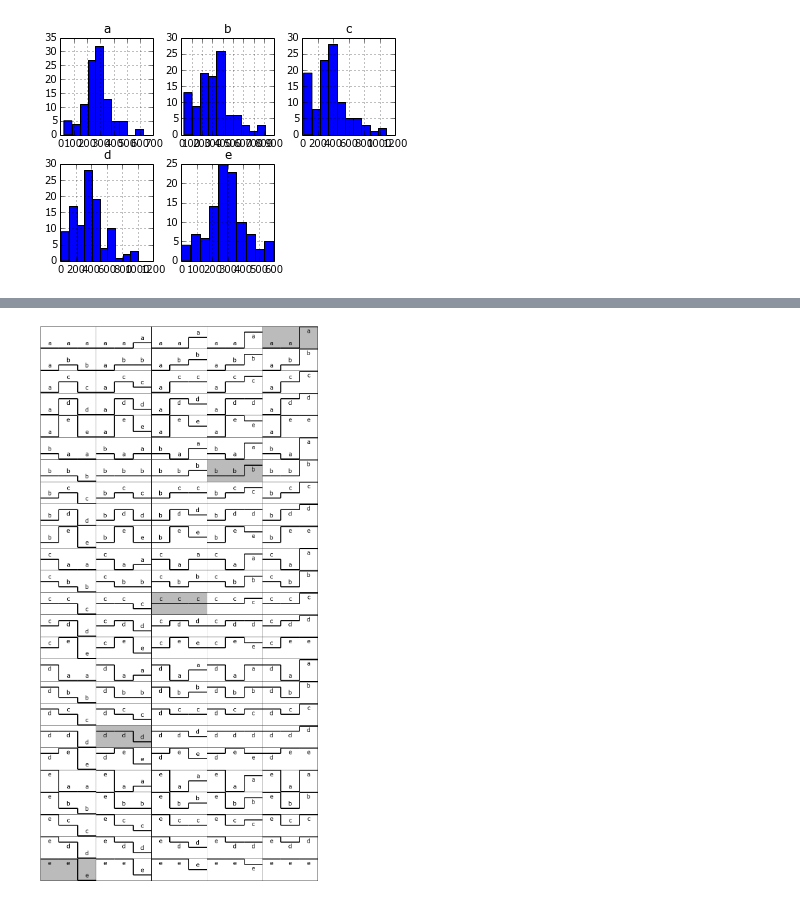
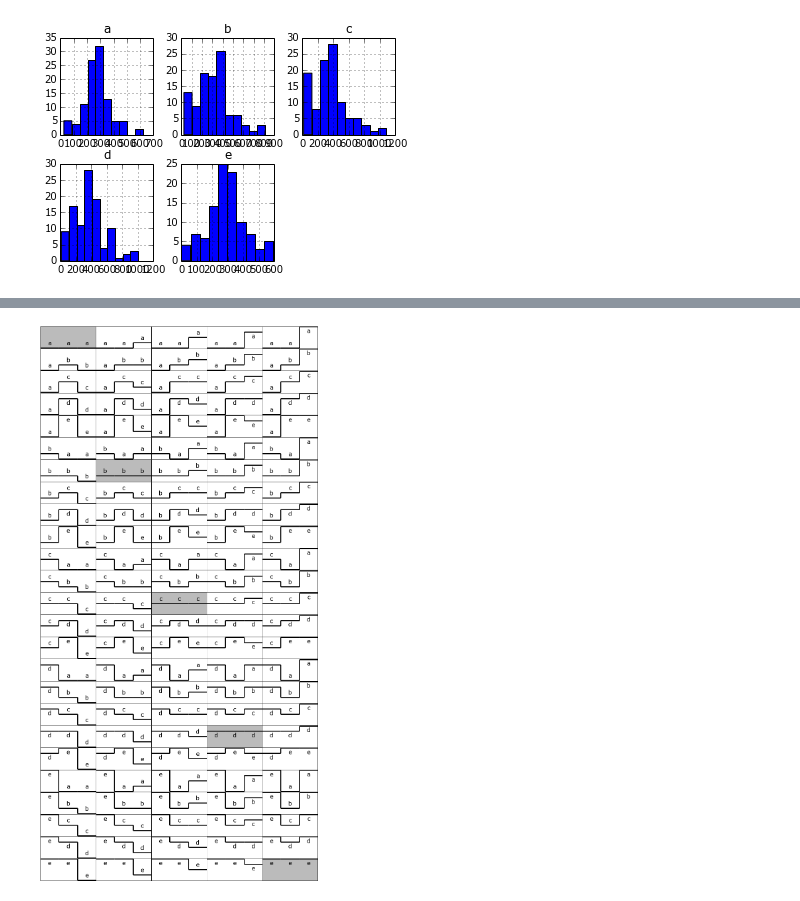
Before and after one commit to pvnick/pulse_oximetry, a Jupyter notebook: pulse_oximetry.ipynb, the cells around one changed output, grey strips where cells are left out. Saved outputs shown, nothing was run; the diff lists cells and outputs as text; code cells hidden in the pictures.

```diff
--- a/pulse_oximetry.ipynb
+++ b/pulse_oximetry.ipynb
@@ -344,7 +364,7 @@ fig, axes = plt.subplots(nrows=25, ncols=5, sharex=True, sharey=True, figsize=[1
 axes = axes.flatten()
 motif_index = 0
 for ax in axes:
-    if float((motif_index - 4) / 29.).is_integer():
+    if float(motif_index / 31.).is_integer():
         ax.set_axis_bgcolor("#bbbbbb")
     first_letter_index = (motif_index // 25)
     first_letter = string.ascii_lowercase[first_letter_index]
@@ -372,31 +392,31 @@ for ax in axes:
 
     ax.xaxis.set_visible(False)
     ax.yaxis.set_visible(False)
     ax.set_xlim(left=0, right=1)
     ax.set_ylim(bottom=0, top=1)
     ax.hlines(y = first_letter_y, xmin = 0, xmax = 0.33, linewidth=3)
     ax.text(x=0.165, y=first_letter_text_y, s=first_letter, transform=ax.transAxes,
          horizontalalignment='center',
          verticalalignment='center',
          fontsize=18)
 
     ax.vlines(x = 0.33, ymin = first_letter_y, ymax = second_letter_y, linewidth=3)
 
     ax.hlines(y = second_letter_y, xmin = 0.33, xmax = 0.67, linewidth=3)
     ax.text(x=0.5, y=second_letter_text_y, s=second_letter, transform=ax.transAxes,
          horizontalalignment='center',
          verticalalignment='center',
          fontsize=18)
 
     ax.vlines(x = 0.67, ymin = second_letter_y, ymax = third_letter_y, linewidth=3)
 
     ax.hlines(y = third_letter_y, xmin = 0.67, xmax = 1, linewidth=3)
     ax.text(x=0.835, y=third_letter_text_y, s=third_letter, transform=ax.transAxes,
          horizontalalignment='center',
          verticalalignment='center',
          fontsize=18)
 
     motif_index += 1
 fig.subplots_adjust(wspace=0, hspace=0)
 # %% [output]
-[figure, old version]
+[figure, new version]
```
Also changed, not shown: parts of 11 cells of this notebook.
